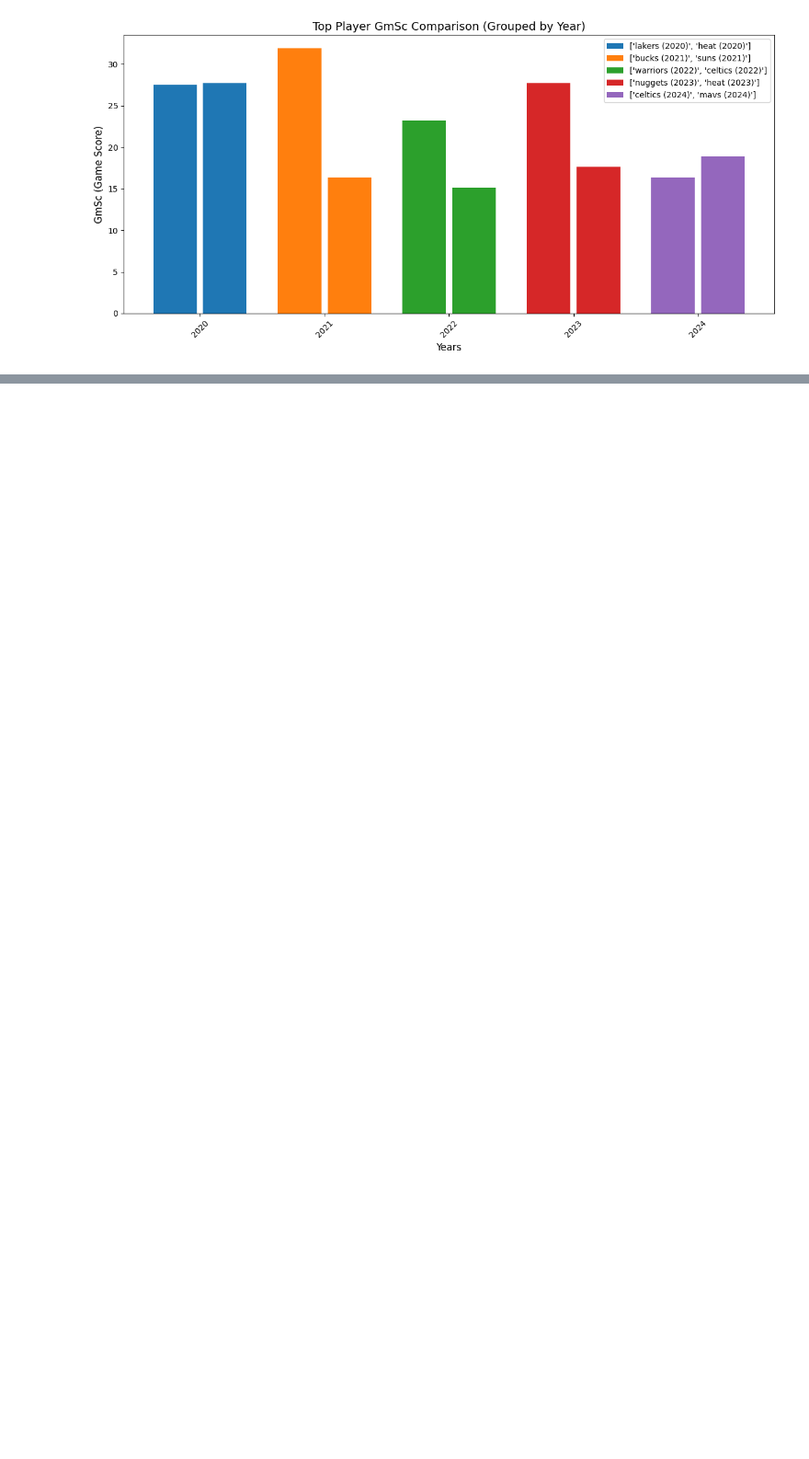
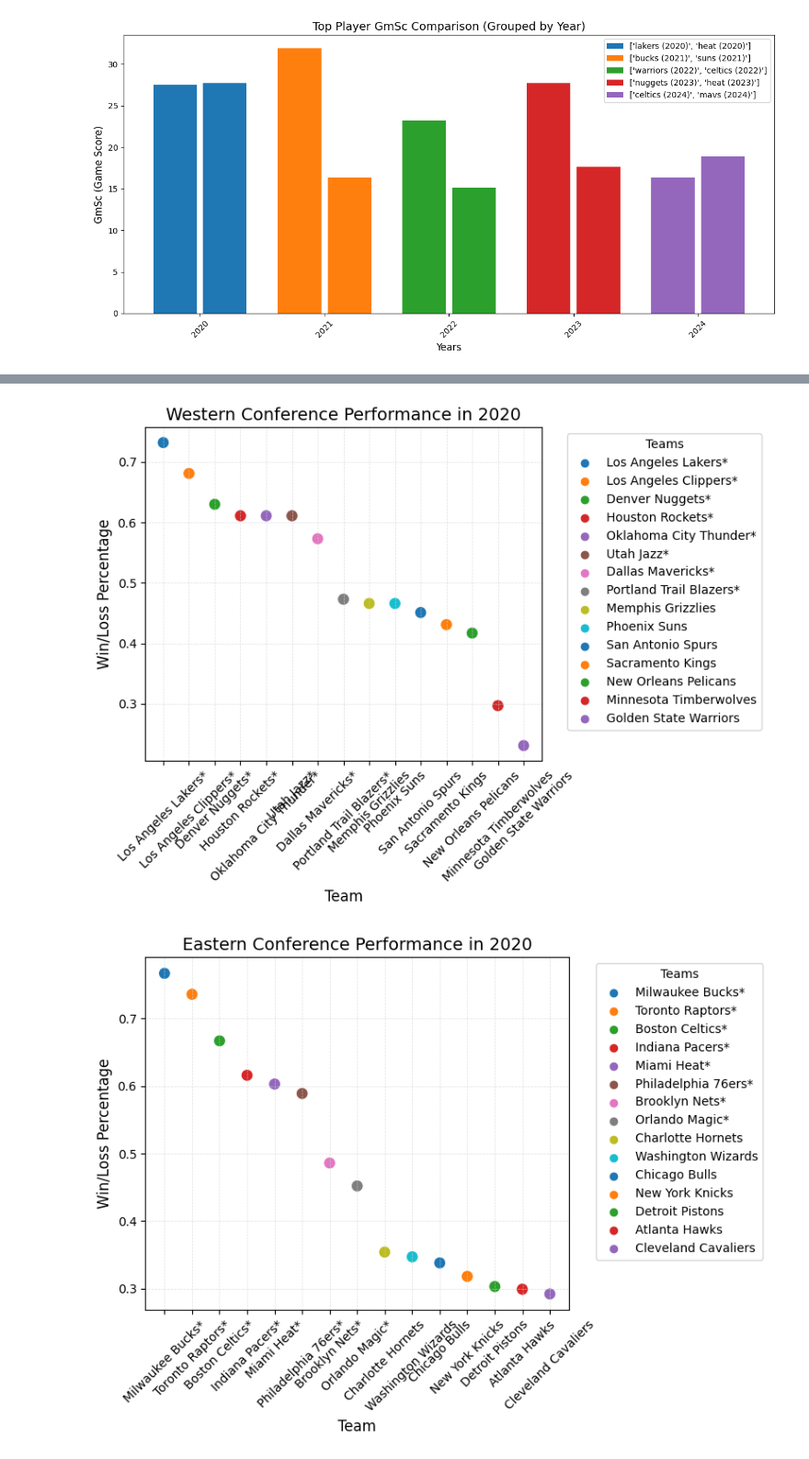
Before and after one commit to nthn22/2410project, a Jupyter notebook: 2410project/creategraphs.ipynb, the cells around one changed output, grey strips where cells are left out. Shown at 92% size. Cells and saved outputs as stored; diff of their text form; code cells hidden in the pictures; blank space fills up the shorter version.

```diff
--- a/2410project/creategraphs.ipynb
+++ b/2410project/creategraphs.ipynb
@@ -79,0 +274,78 @@ plt.show()
+# %%
+import pandas as pd
+import seaborn as sns
+import matplotlib.pyplot as plt
+
+# Load data from the provided CSV files
+western_conference_files = [
+    "last5seasonsrecords/NBA_2020_Western_Conference_StandingsN_updated.csv",
+    "last5seasonsrecords/NBA_2021_Western_Conference_StandingsN_updated.csv",
+    "last5seasonsrecords/NBA_2022_Western_Conference_StandingsN_updated.csv",
+    "last5seasonsrecords/NBA_2023_Western_Conference_StandingsN_updated.csv",
+    "last5seasonsrecords/NBA_2024_Western_Conference_StandingsN_updated.csv"
+]
+
+eastern_conference_files = [
+    "last5seasonsrecords/NBA_2020_Eastern_Conference_StandingsN_updated.csv",
+    "last5seasonsrecords/NBA_2021_Eastern_Conference_StandingsN_updated.csv",
+    "last5seasonsrecords/NBA_2022_Eastern_Conference_StandingsN_updated.csv",
+    "last5seasonsrecords/NBA_2023_Eastern_Conference_StandingsN_updated.csv",
+    "last5seasonsrecords/NBA_2024_Eastern_Conference_StandingsN_updated.csv"
+]
+
+def load_and_process_data(files, conference_label):
+    dfs = []
+    for file, year in zip(files, range(2020, 2025)):
+        df = pd.read_csv(file)
+        df.rename(columns={"Team": "Team"}, inplace=True)  # Ensure consistent naming
+        df["Year"] = year
+        df["Conference"] = conference_label  # Add conference label
+        # Retain only relevant columns
+        relevant_columns = ["Team", "Year", "W/L%", "Conference"]
+        df = df[relevant_columns]
+        dfs.append(df)
+    return pd.concat(dfs, ignore_index=True)
+
+# Load and process data for both conferences
+western_conference_data = load_and_process_data(western_conference_files, "Western")
+eastern_conference_data = load_and_process_data(eastern_conference_files, "Eastern")
+
+# Combine both conferences
+combined_conferences = pd.concat([western_conference_data, eastern_conference_data], ignore_index=True)
+
+# Generate scatter plots for each year and conference
+for year in combined_conferences["Year"].unique():
+    for conference in ["Western", "Eastern"]:
+        # Filter data for the specific year and conference
+        year_conference_data = combined_conferences[
+            (combined_conferences["Year"] == year) &
+            (combined_conferences["Conference"] == conference)
+        ]
+
+        # Create the scatter plot
+        plt.figure(figsize=(8, 6))
+        sns.scatterplot(
+            data=year_conference_data,
+            x="Team",
+            y="W/L%",
+            hue="Team",
+            palette="tab10",
+            s=100  # Adjust point size
+        )
+
+        # Add titles and labels
+        plt.title(f"{conference} Conference Performance in {year}", fontsize=14)
+        plt.xlabel("Team", fontsize=12)
+        plt.ylabel("Win/Loss Percentage", fontsize=12)
+        plt.xticks(rotation=45, fontsize=10)  # Rotate team names for better readability
+
+        # Customize grid and legend
+        plt.grid(color="lightgray", linestyle="--", linewidth=0.5, alpha=0.7)
+        plt.legend(title="Teams", bbox_to_anchor=(1.05, 1), loc="upper left", fontsize=10)
+
+        # Show the plot
+        plt.tight_layout()
+        plt.show()
+# %% [output]
+[figure, added]
+[figure, added]
```
Also changed, not shown: parts of 7 cells of this notebook, 34 other files.
